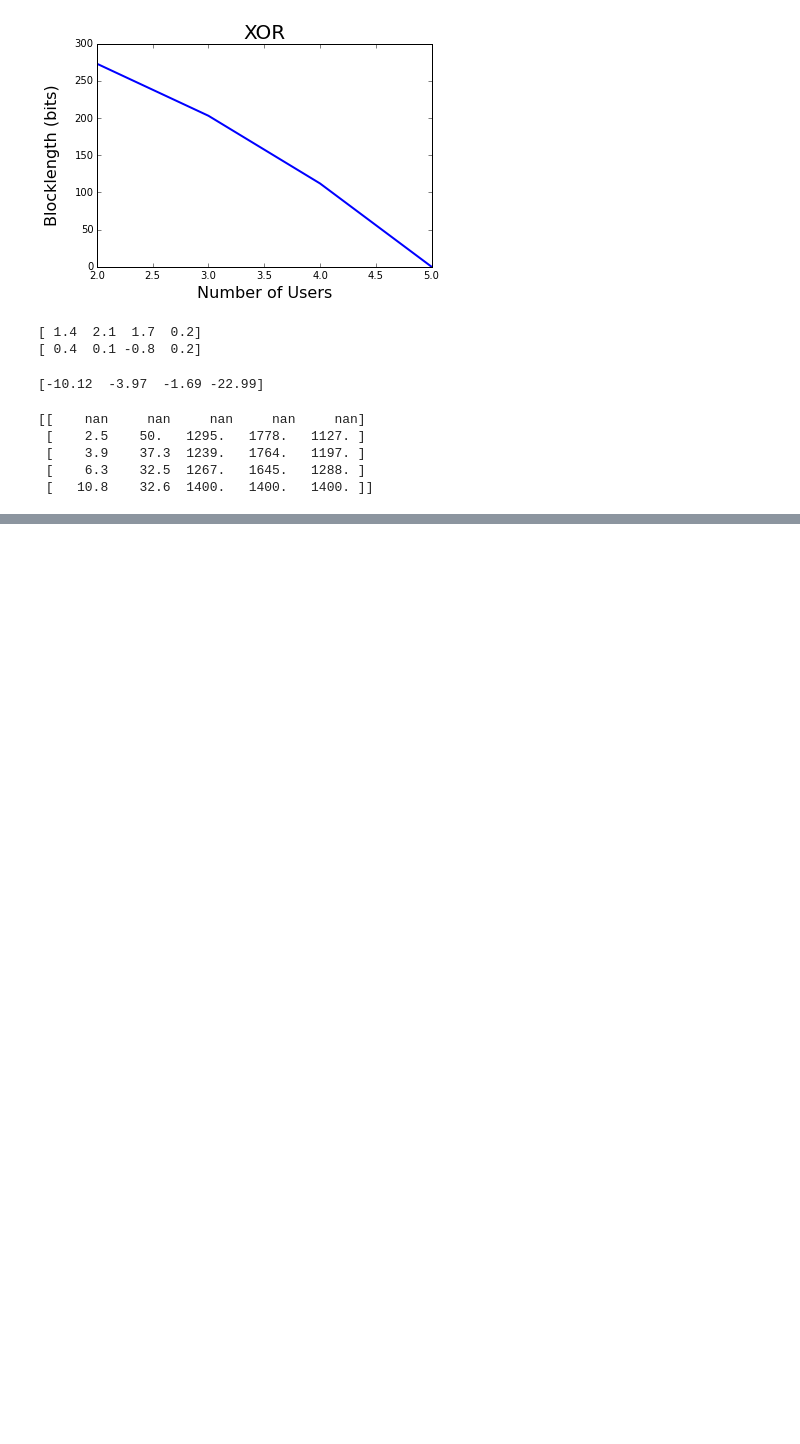
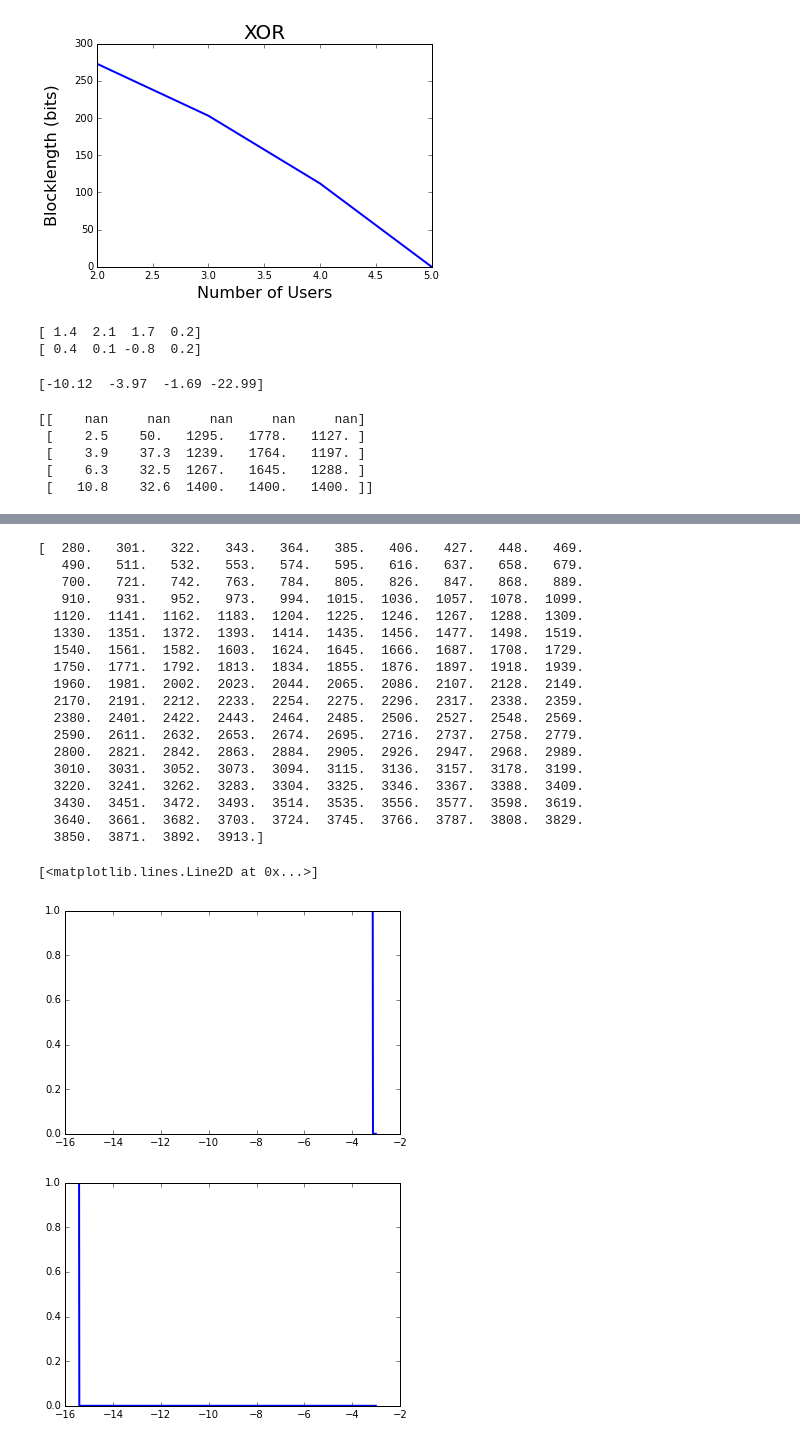
Before and after one commit to Lahaela/research-sahai, a Jupyter notebook: 160529/160529.ipynb, the cells around one changed output, grey strips where cells are left out. Drawn from its saved outputs; the diff is of its cells as text; code cells hidden in the pictures; blank space fills up the shorter version.

```diff
--- a/160529/160529.ipynb
+++ b/160529/160529.ipynb
@@ -538,0 +610,2 @@ def more_optimized(N, tx_SNR_range, filepath_down, filepath_up, downtarget=10**(
+# %%
+filepath_down = filepath_up = "tmp_dummy"
@@ -538,0 +638,9 @@ def more_optimized(N, tx_SNR_range, filepath_down, filepath_up, downtarget=10**(
+# %%
+%%time
+protocol_target = 10**(-9)
+rx_SNR_range = arange(0, 12, 0.01)
+tx_SNR_range = arange(30, -10*log10(protocol_target), 0.01)
+naive_data = zeros((5, 5))
+for n in range(1, 6):
+    z = naive_optimized(n, rx_SNR_range, tx_SNR_range, filepath_down, filepath_up)
+    naive_data[n-1] = z
@@ -620,0 +742,22 @@ print data
+# %%
+# Does this make sense for Shannon?
+
+# 21 is arbitrary quantization taken from Hamming quantization
+# 1400 = min bits for one phase, 4200 = entire protocol
+# shannon_table(rate)
+class node_table_shannon():
+    op_SNR = arange(-16, -3, 0.01)
+
+    def __init__(self, n):
+        self.num_node = n
+        minb = n * 160 * 7 / 4
+        bitrange = arange(minb, 3*1400-minb, 21)
+        self.bitrange = bitrange
+#         num_tables = len(bitrange)
+        self.tables = {}
+        for b in self.bitrange:
+            self.tables[b] = shannon_table(n*160/b, self.op_SNR)
+# %%
+%%time
+for num_nodes in arange(1,0, -1):
+    node = node_table_shannon(num_nodes)
@@ -620,0 +767,28 @@ print data
+# %%
+print node.bitrange
+plot(node.tables[280][0], node.tables[280][1], lw=2.0)
+
+figure()
+plot(node.tables[3913][0], node.tables[3913][1], lw=2.0)
+# %% [output]
+[  280.   301.   322.   343.   364.   385.   406.   427.   448.   469.
+   490.   511.   532.   553.   574.   595.   616.   637.   658.   679.
+   700.   721.   742.   763.   784.   805.   826.   847.   868.   889.
+   910.   931.   952.   973.   994.  1015.  1036.  1057.  1078.  1099.
+  1120.  1141.  1162.  1183.  1204.  1225.  1246.  1267.  1288.  1309.
+  1330.  1351.  1372.  1393.  1414.  1435.  1456.  1477.  1498.  1519.
+  1540.  1561.  1582.  1603.  1624.  1645.  1666.  1687.  1708.  1729.
+  1750.  1771.  1792.  1813.  1834.  1855.  1876.  1897.  1918.  1939.
+  1960.  1981.  2002.  2023.  2044.  2065.  2086.  2107.  2128.  2149.
+  2170.  2191.  2212.  2233.  2254.  2275.  2296.  2317.  2338.  2359.
+  2380.  2401.  2422.  2443.  2464.  2485.  2506.  2527.  2548.  2569.
+  2590.  2611.  2632.  2653.  2674.  2695.  2716.  2737.  2758.  2779.
+  2800.  2821.  2842.  2863.  2884.  2905.  2926.  2947.  2968.  2989.
+  3010.  3031.  3052.  3073.  3094.  3115.  3136.  3157.  3178.  3199.
+  3220.  3241.  3262.  3283.  3304.  3325.  3346.  3367.  3388.  3409.
+  3430.  3451.  3472.  3493.  3514.  3535.  3556.  3577.  3598.  3619.
+  3640.  3661.  3682.  3703.  3724.  3745.  3766.  3787.  3808.  3829.
+  3850.  3871.  3892.  3913.]
+[<matplotlib.lines.Line2D at 0x...>]
+[figure, added]
+[figure, added]
```
Also changed, not shown: parts of 16 cells of this notebook, 23 other files.
